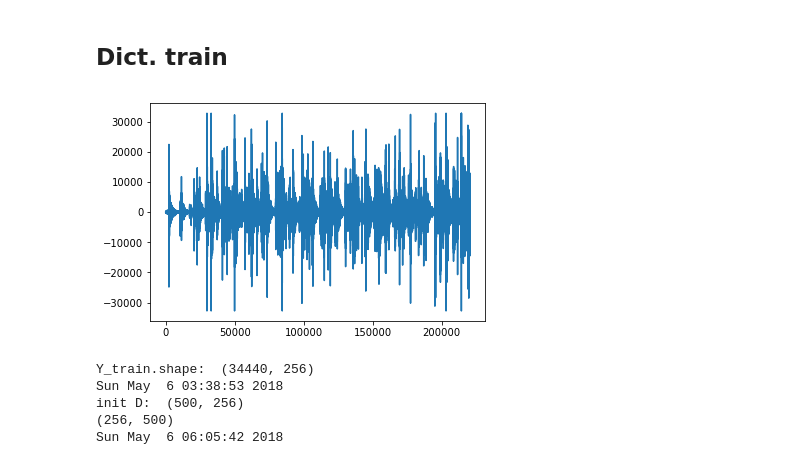
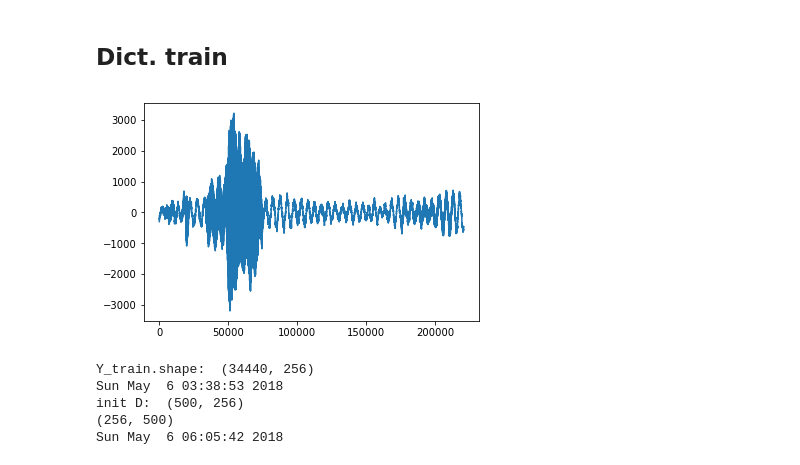
Before and after one commit to XiaotongQiu/Acoustic-Signal-Classification, a Jupyter notebook: ESC50 classification.ipynb, the cells around one changed output. Cells and saved outputs as stored; diff of their text form; code cells hidden in the pictures.

Commit message:
dict. train notebook 5.6

```diff
--- a/ESC50 classification.ipynb
+++ b/ESC50 classification.ipynb
@@ -73,7 +73,7 @@ def Generate_Y(X,n_features):
 path_to_ESC = './ESC-50-master/audio'
 #os.listdir(path_to_ESC)
 
-y = [45,22] # train vs clapping
+y = [45,22,8,11] # train vs clapping
 X = [[] for i in range(len(y))]
 
 X_data = []
@@ -93,10 +93,10 @@ for file in os.listdir(path_to_ESC):
 # %%
 import matplotlib.pyplot as plt
 
-plt.plot(X[1][0])
+plt.plot(X[2][0])
 plt.show()
 # %% [output]
-[figure, old version]
+[figure, new version]
 # %%
 n = 40
 
```
Also changed, not shown: parts of 4 cells of this notebook.
